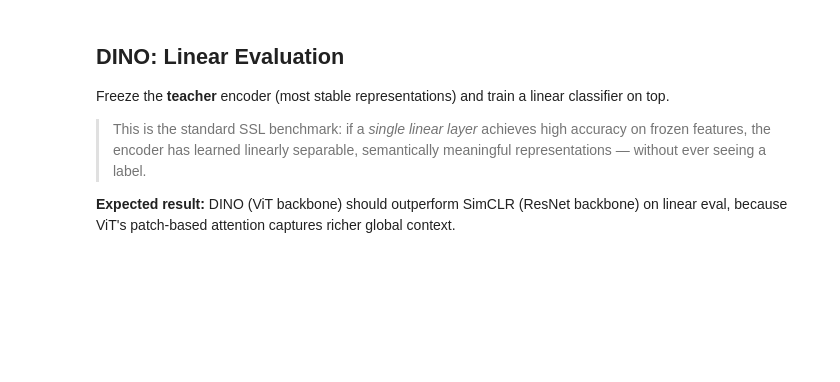
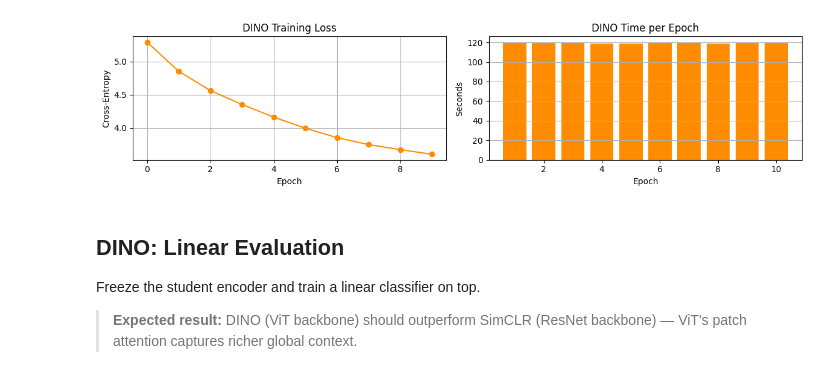
Before and after one commit to moreshud/Python-for-Deep-Learning, a Jupyter notebook: Assignments/2026_Assignment/A3 - Self Supervised Learning/A3-Self-Supervised-Learning.ipynb, the cells around one changed output. Saved outputs shown, nothing was run; the diff lists cells and outputs as text; code cells hidden in the pictures; blank space fills up the shorter version.

```diff
--- a/Assignments/2026_Assignment/A3 - Self Supervised Learning/A3-Self-Supervised-Learning.ipynb
+++ b/Assignments/2026_Assignment/A3 - Self Supervised Learning/A3-Self-Supervised-Learning.ipynb
@@ -277,10 +220,9 @@ simclr.load_state_dict(torch.load('saved/simclr.pt', map_location=device))
 for p in simclr.encoder.parameters(): p.requires_grad = False
 
 clf = nn.Linear(512, 10).to(device)
-eval_tf = transforms.Compose([transforms.ToTensor(),
-    transforms.Normalize([0.4914,0.4822,0.4465],[0.2023,0.1994,0.2010])])
-train_lbl = torchvision.datasets.CIFAR10('./data', train=True,  download=True, transform=eval_tf)
-test_lbl  = torchvision.datasets.CIFAR10('./data', train=False, download=True, transform=eval_tf)
+
+train_lbl = torchvision.datasets.CIFAR10('./data', train=True,  download=True, transform=EVAL_TF)
+test_lbl  = torchvision.datasets.CIFAR10('./data', train=False, download=True, transform=EVAL_TF)
 trl = DataLoader(train_lbl, batch_size=256, shuffle=True,  num_workers=2)
 tel = DataLoader(test_lbl,  batch_size=256, shuffle=False, num_workers=2)
 
@@ -553,11 +486,25 @@ plt.grid(True); plt.show()
+# %%
+fig, (ax1, ax2) = plt.subplots(1, 2, figsize=(12, 3))
+ax1.plot(dino_losses, marker='o', color='darkorange')
+ax1.set_title('DINO Training Loss');
+ax1.set_xlabel('Epoch');
+ax1.set_ylabel('Cross-Entropy');
+ax1.grid(True)
+ax2.bar(range(1, len(dino_epoch_times)+1), dino_epoch_times, color='darkorange')
+ax2.set_title('DINO Time per Epoch');
+ax2.set_xlabel('Epoch');
+ax2.set_ylabel('Seconds');
+ax2.grid(True, axis='y')
+plt.tight_layout();
+plt.show()
+# %% [output]
+[figure, added]
 # %% [markdown]
 ## DINO: Linear Evaluation
 
-Freeze the **teacher** encoder (most stable representations) and train a linear classifier on top.
+Freeze the student encoder and train a linear classifier on top.
 
-> This is the standard SSL benchmark: if a *single linear layer* achieves high accuracy on frozen features, the encoder has learned linearly separable, semantically meaningful representations — without ever seeing a label.
-
-**Expected result:** DINO (ViT backbone) should outperform SimCLR (ResNet backbone) on linear eval, because ViT's patch-based attention captures richer global context.
+> **Expected result:** DINO (ViT backbone) should outperform SimCLR (ResNet backbone) — ViT's patch attention captures richer global context.
 # %%
 ckpt = torch.load('saved/dino.pt', map_location=device)
 student_vit.load_state_dict(ckpt['student_vit'])
```
Also changed, not shown: parts of 37 cells of this notebook.
